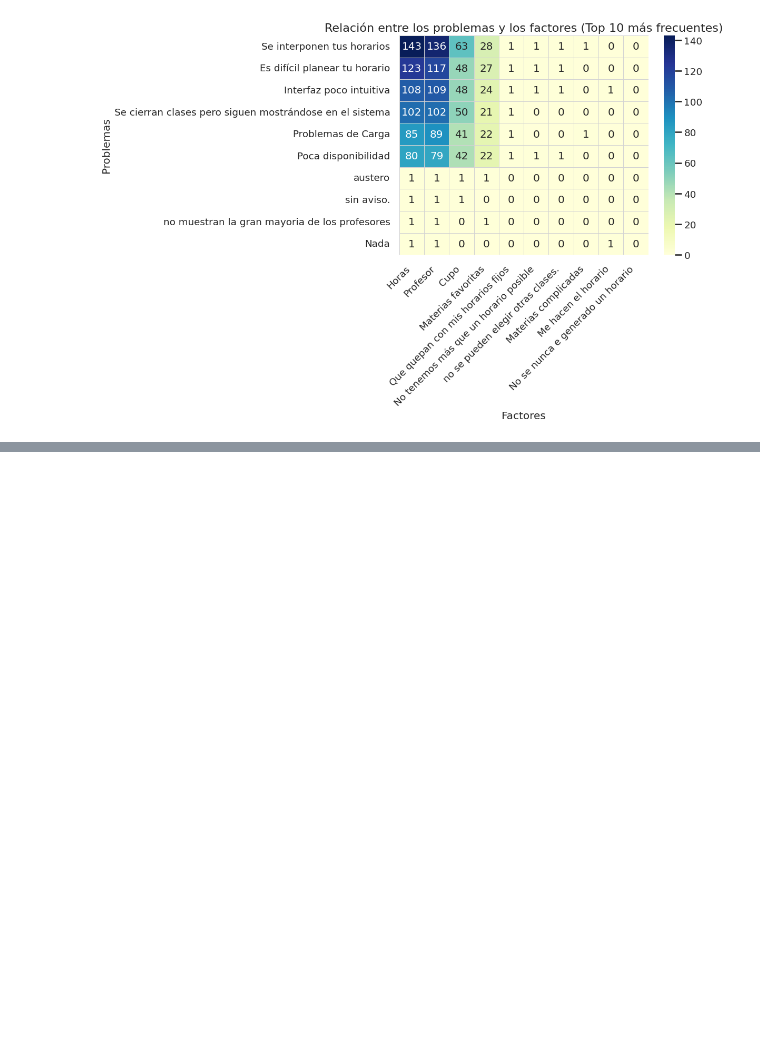
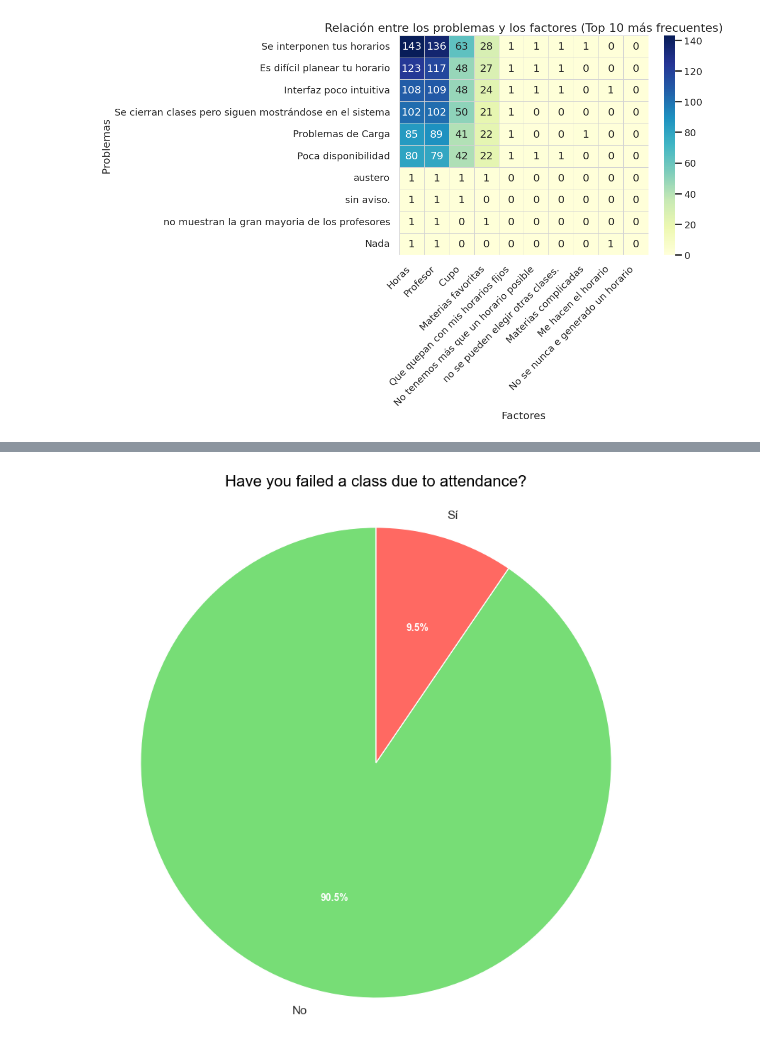
Before and after one commit to ios-lab-up/PocketAIBack, a Jupyter notebook: data/data_visualization.ipynb, the cells around one changed output, grey strips where cells are left out. Cells and saved outputs as stored; diff of their text form; code cells hidden in the pictures; blank space fills up the shorter version.

```diff
--- a/data/data_visualization.ipynb
+++ b/data/data_visualization.ipynb
@@ -420,0 +494,51 @@ plt.show()
+# %%
+# Configuración básica para un estilo limpio
+plt.rcParams['font.family'] = 'Arial'
+plt.rcParams['axes.titlesize'] = 16
+plt.rcParams['axes.labelsize'] = 12
+plt.rcParams['xtick.labelsize'] = 10
+plt.rcParams['ytick.labelsize'] = 10
+
+# Gráfica de Pastel para "¿Alguna vez has reprobado una materia por faltas?"
+reprobado_counts = df["¿Alguna vez has reprobado una materia por faltas?"].value_counts()
+labels = reprobado_counts.index
+sizes = reprobado_counts.values
+colors = ['#77DD76', '#FF6962']  # Coral y gris oscuro, como en tu ejemplo
+
+plt.figure(figsize=(8, 8))
+wedges, texts, autotexts = plt.pie(
+    sizes,
+    labels=None,  # Quitamos las etiquetas directas en el pastel, como en tu ejemplo
+    colors=colors,
+    autopct='%1.1f%%',
+    startangle=90,
+    wedgeprops={'edgecolor': 'white', 'linewidth': 1}
+)
+
+# Añadir etiquetas fuera del pastel, como en tu gráfica
+for i, (wedge, label) in enumerate(zip(wedges, labels)):
+    angle = (wedge.theta2 - wedge.theta1) / 2 + wedge.theta1
+    x = 1.1 * np.cos(np.radians(angle))
+    y = 1.1 * np.sin(np.radians(angle))
+    plt.annotate(
+        label,
+        xy=(x, y),
+        ha='center',
+        va='center',
+        fontsize=12,
+        color='#333333'
+    )
+
+# Ajustar texto de porcentajes
+for autotext in autotexts:
+    autotext.set_fontsize(10)
+    autotext.set_color('white')
+    autotext.set_weight('bold')
+
+plt.title("Have you failed a class due to attendance?", pad=20)
+plt.axis('equal')  # Para que sea circular
+plt.tight_layout()
+plt.savefig('reprobado_por_faltas_pie.png', bbox_inches='tight', dpi=100)
+plt.show()
+# %% [output]
+[figure, added]
```
Also changed, not shown: parts of 2 cells of this notebook, 4 other files.
